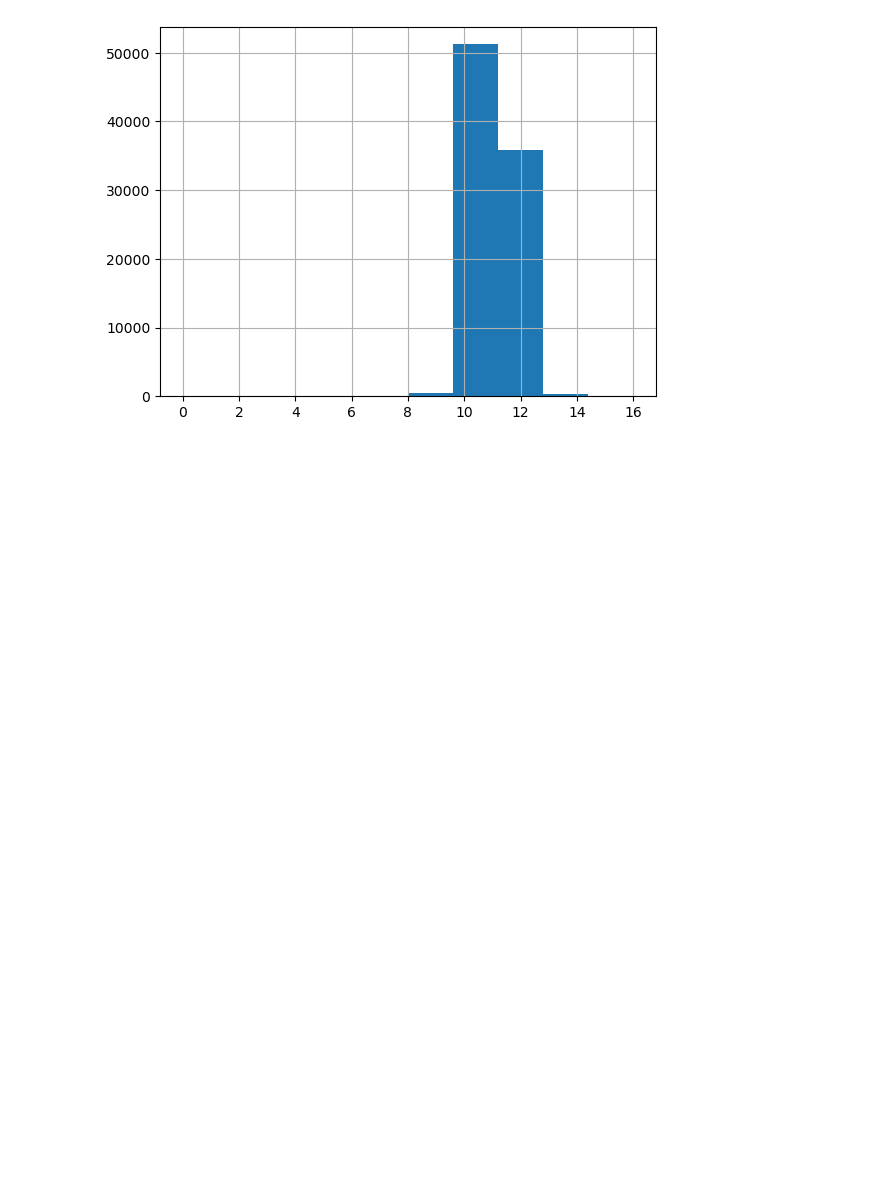
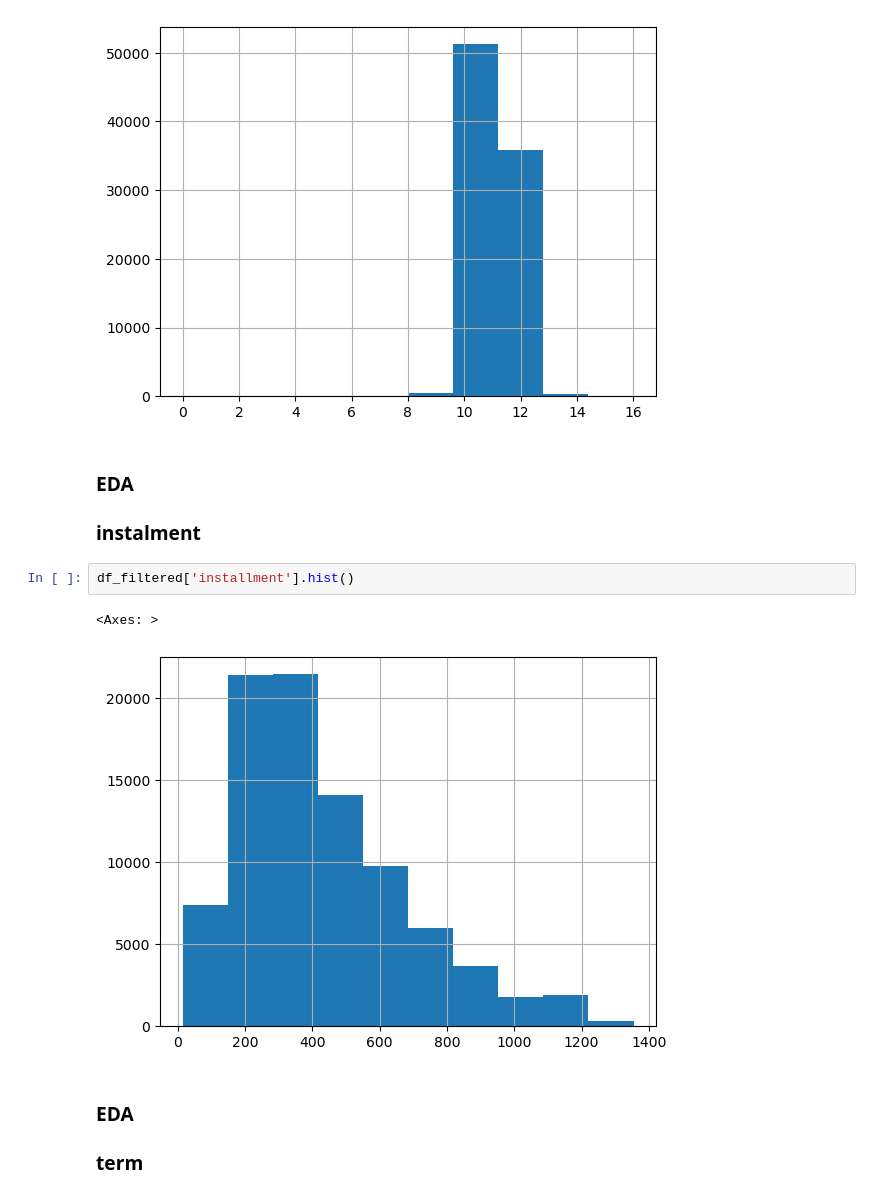
Before and after one commit to Rujuta-133/fintech-risk-scoring, a Jupyter notebook: notebooks/01_data_overview.ipynb, the cells around one changed output. Cells and saved outputs as stored; diff of their text form; blank space fills up the shorter version.

```diff
--- a/notebooks/01_data_overview.ipynb
+++ b/notebooks/01_data_overview.ipynb
@@ -369,3 +369,14 @@ df_filtered['log_annual_inc'].hist()
 # %% [output]
 <Axes: >
 [figure]
+# %% [markdown]
+### EDA
+### instalment
+# %%
+df_filtered['installment'].hist()
+# %% [output]
+<Axes: >
+[figure, added]
+# %% [markdown]
+### EDA
+### term
```
Also changed, not shown: parts of 3 cells of this notebook.
